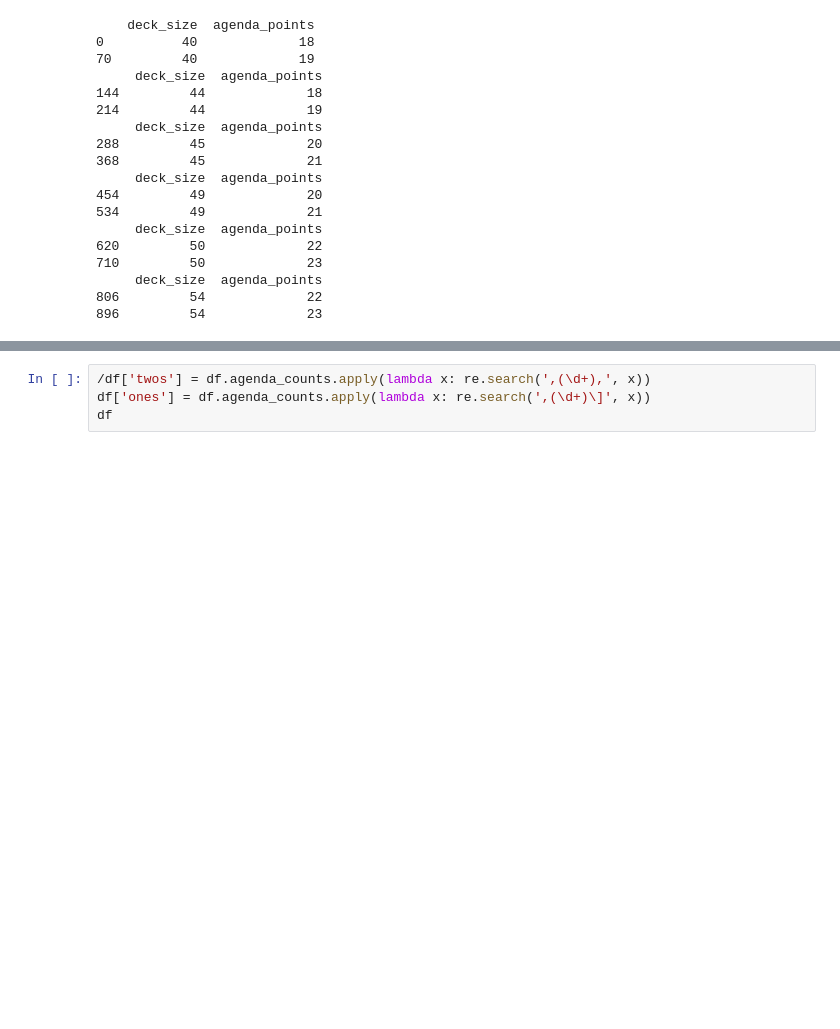
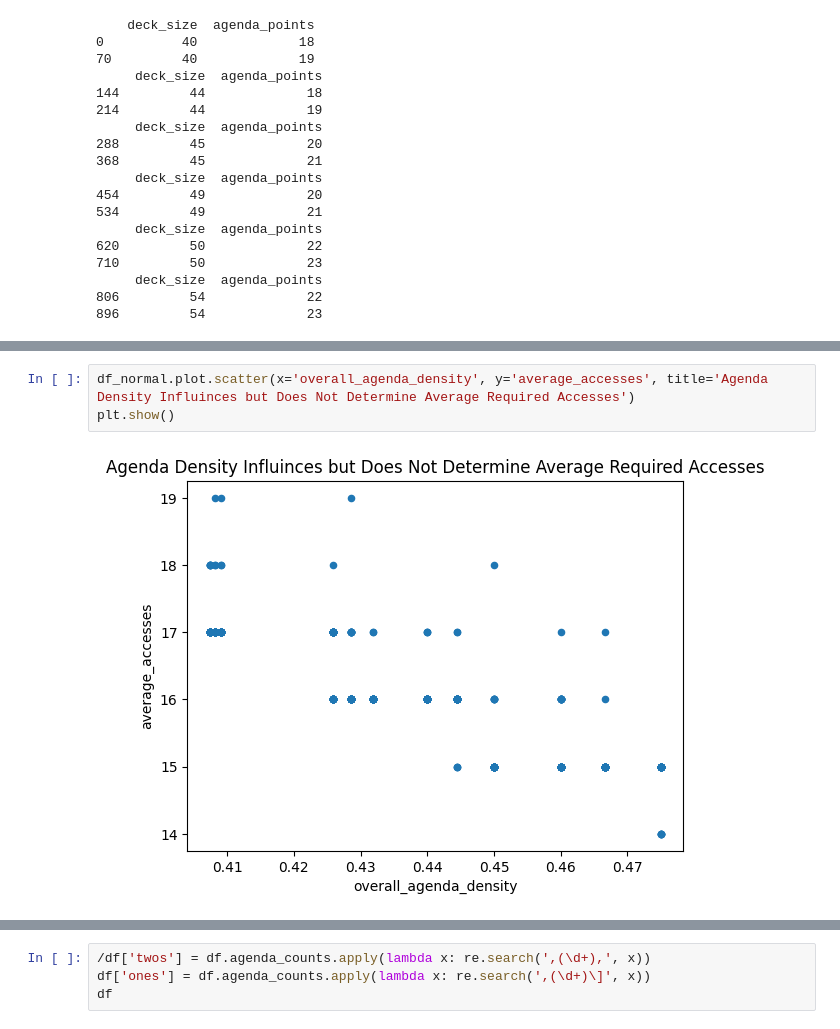
Before and after one commit to Johndsalas/Netrunner-Analysis, a Jupyter notebook: Scratch_Notebook.ipynb, the cells around one changed output, grey strips where cells are left out. Cells and saved outputs as stored; diff of their text form; blank space fills up the shorter version.

```diff
--- a/Scratch_Notebook.ipynb
+++ b/Scratch_Notebook.ipynb
@@ -174,0 +156,5 @@ df[df.deck_size == 40]
+# %%
+df_normal.plot.scatter(x='overall_agenda_density', y='average_accesses', title='Agenda Density Influinces but Does Not Determine Average Required Accesses')
+plt.show()
+# %% [output]
+[figure, added]
```
Also changed, not shown: parts of 27 cells of this notebook.
